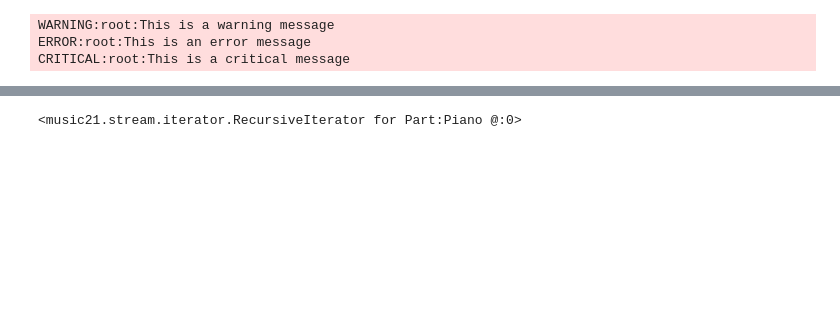
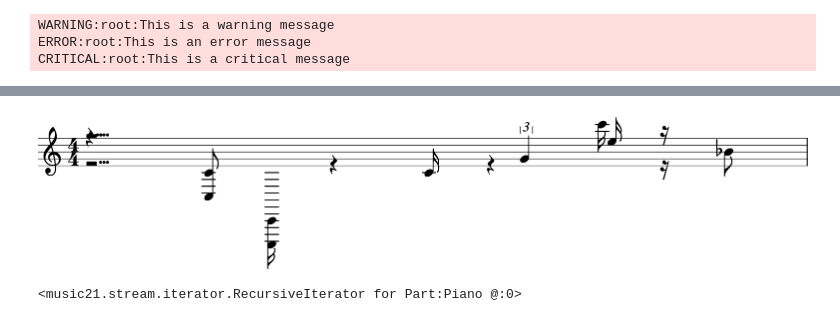
Before and after one commit to Rsaphra/bach_palestrina_classificatiion_project, a Jupyter notebook: piano_e_competition_project.ipynb, the cells around one changed output, grey strips where cells are left out. Saved outputs shown, nothing was run; the diff lists cells and outputs as text; code cells hidden in the pictures; blank space fills up the shorter version.

```diff
--- a/piano_e_competition_project.ipynb
+++ b/piano_e_competition_project.ipynb
@@ -72,0 +162,6 @@ meter: WARNING: Found a messed up beam pair <music21.beam.Beams <music21.beam.Be
+# %%
+# for element in c.elements:
+#     print(type(element))
+excerpt = s.measure(1,collect=('Clef', 'TimeSignature', 'Instrument', 'KeySignature'))
+excerpt.parts.show()
+# %% [output]
@@ -72,0 +170 @@ meter: WARNING: Found a messed up beam pair <music21.beam.Beams <music21.beam.Be
+[figure, added]
```
Also changed, not shown: parts of 38 cells of this notebook, 4 other files.
